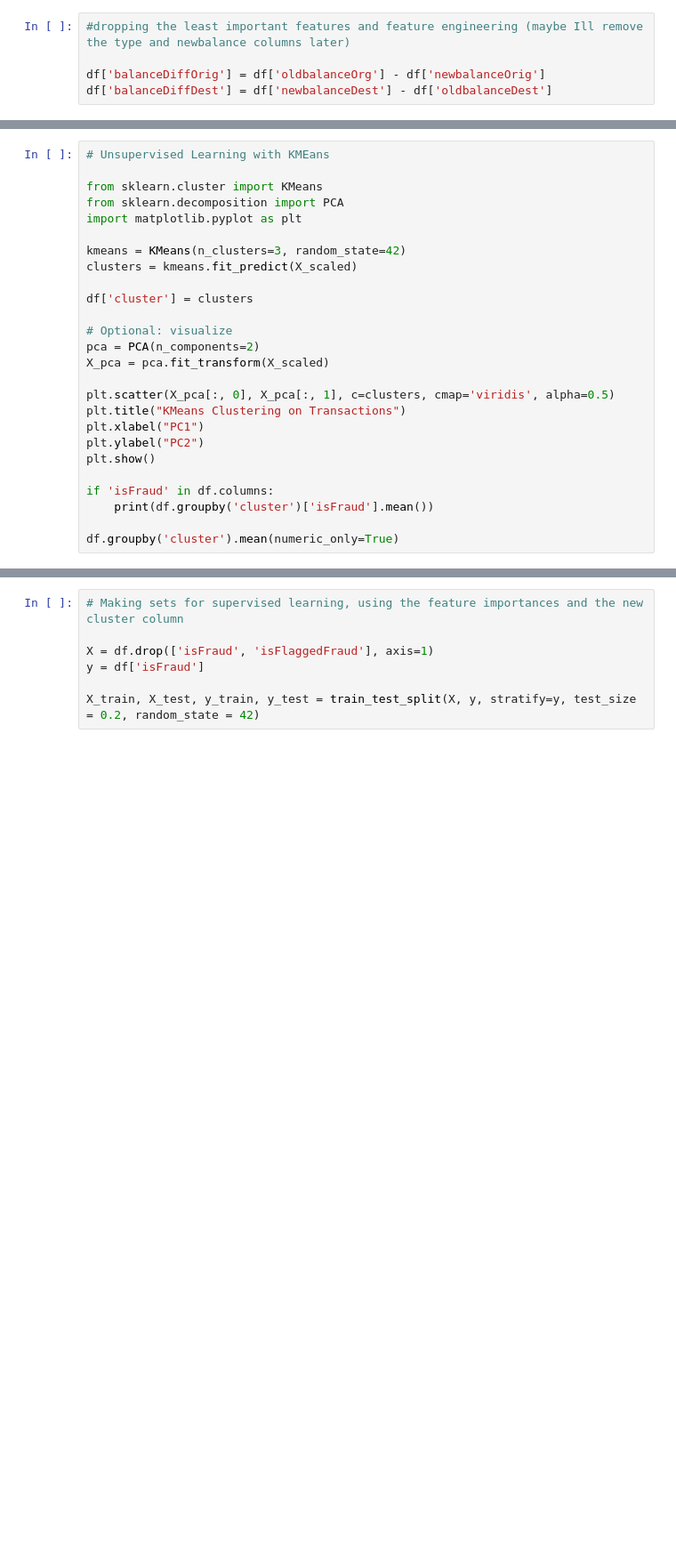
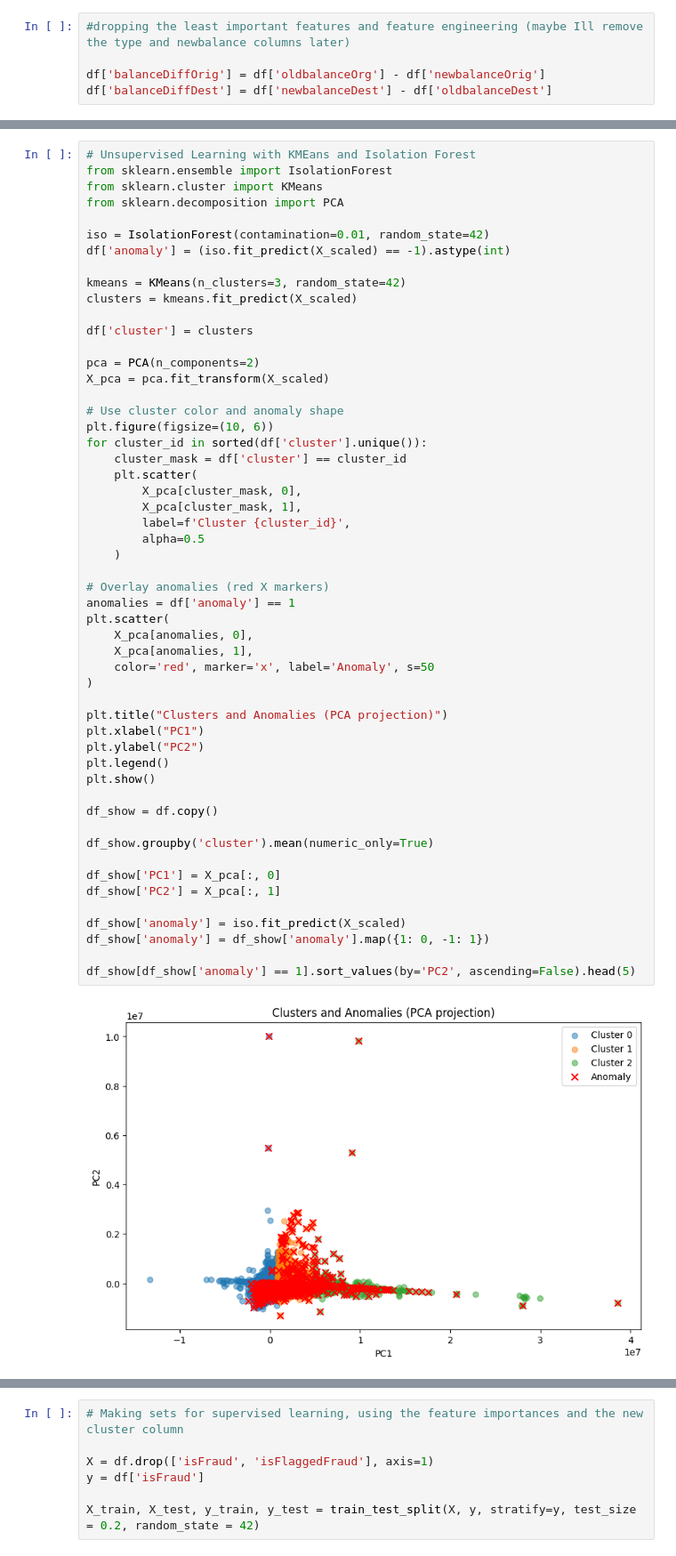
Before and after one commit to QuiteSurreal/Detecting-transactial-fraud-with-AI, a Jupyter notebook: AI.ipynb, the cells around one changed output, grey strips where cells are left out. Shown at 89% size. Cells and saved outputs as stored; diff of their text form; blank space fills up the shorter version.

Commit message:
integration of unsupervised models

```diff
--- a/AI.ipynb
+++ b/AI.ipynb
@@ -117,26 +149,55 @@ X_scaled.head(5)
 # %%
-# Unsupervised Learning with KMEans
-
+# Unsupervised Learning with KMEans and Isolation Forest
+from sklearn.ensemble import IsolationForest
 from sklearn.cluster import KMeans
 from sklearn.decomposition import PCA
-import matplotlib.pyplot as plt
+
+iso = IsolationForest(contamination=0.01, random_state=42)
+df['anomaly'] = (iso.fit_predict(X_scaled) == -1).astype(int)
 
 kmeans = KMeans(n_clusters=3, random_state=42)
 clusters = kmeans.fit_predict(X_scaled)
 
 df['cluster'] = clusters
 
-# Optional: visualize
 pca = PCA(n_components=2)
 X_pca = pca.fit_transform(X_scaled)
 
-plt.scatter(X_pca[:, 0], X_pca[:, 1], c=clusters, cmap='viridis', alpha=0.5)
-plt.title("KMeans Clustering on Transactions")
+# Use cluster color and anomaly shape
+plt.figure(figsize=(10, 6))
+for cluster_id in sorted(df['cluster'].unique()):
+    cluster_mask = df['cluster'] == cluster_id
+    plt.scatter(
+        X_pca[cluster_mask, 0],
+        X_pca[cluster_mask, 1],
+        label=f'Cluster {cluster_id}',
+        alpha=0.5
+    )
+
+# Overlay anomalies (red X markers)
+anomalies = df['anomaly'] == 1
+plt.scatter(
+    X_pca[anomalies, 0],
+    X_pca[anomalies, 1],
+    color='red', marker='x', label='Anomaly', s=50
+)
+
+plt.title("Clusters and Anomalies (PCA projection)")
 plt.xlabel("PC1")
 plt.ylabel("PC2")
+plt.legend()
 plt.show()
 
-if 'isFraud' in df.columns:
-    print(df.groupby('cluster')['isFraud'].mean())
+df_show = df.copy()
 
-df.groupby('cluster').mean(numeric_only=True)
+df_show.groupby('cluster').mean(numeric_only=True)
+
+df_show['PC1'] = X_pca[:, 0]
+df_show['PC2'] = X_pca[:, 1]
+
+df_show['anomaly'] = iso.fit_predict(X_scaled)
+df_show['anomaly'] = df_show['anomaly'].map({1: 0, -1: 1})
+
+df_show[df_show['anomaly'] == 1].sort_values(by='PC2', ascending=False).head(5)
+# %% [output]
+[figure, added]
```
Also changed, not shown: parts of 10 cells of this notebook.
